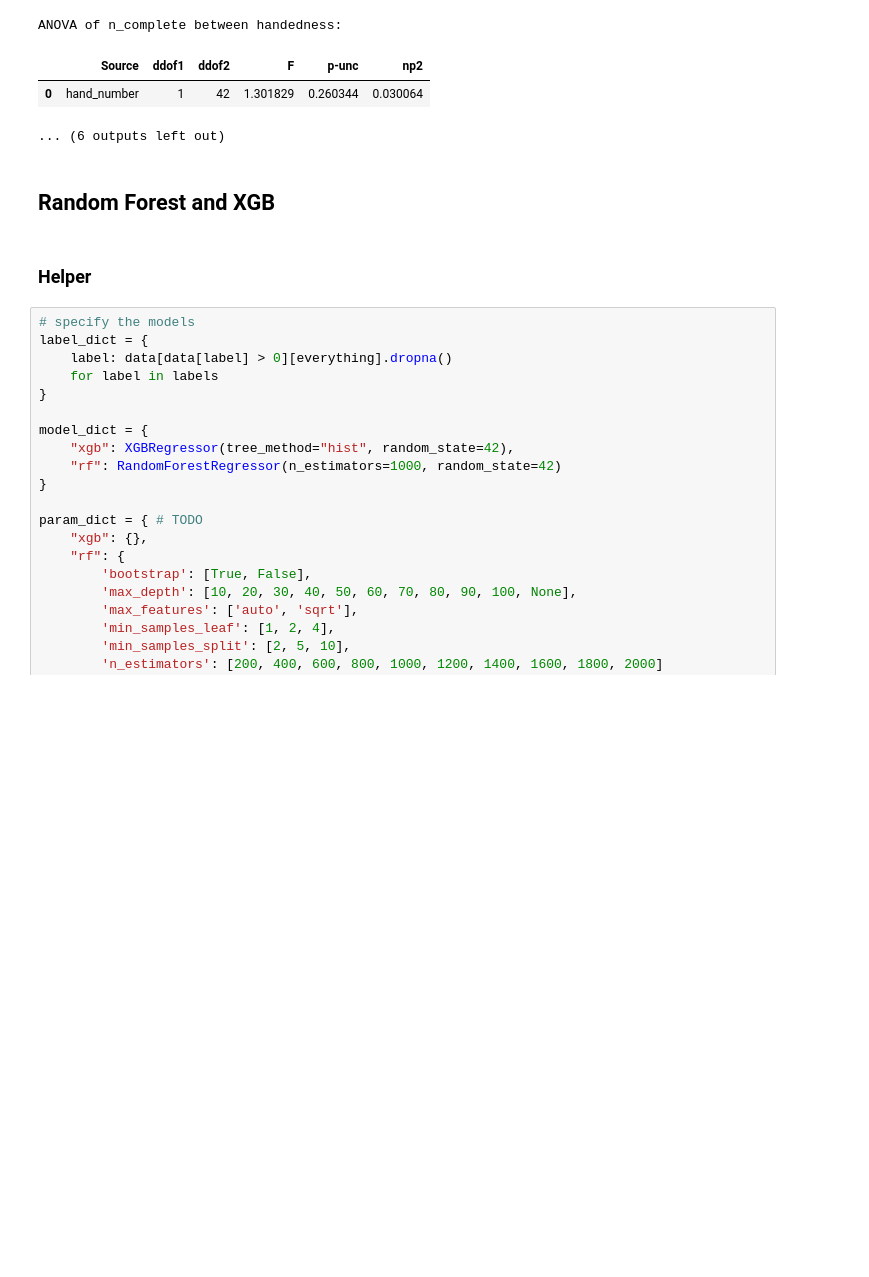
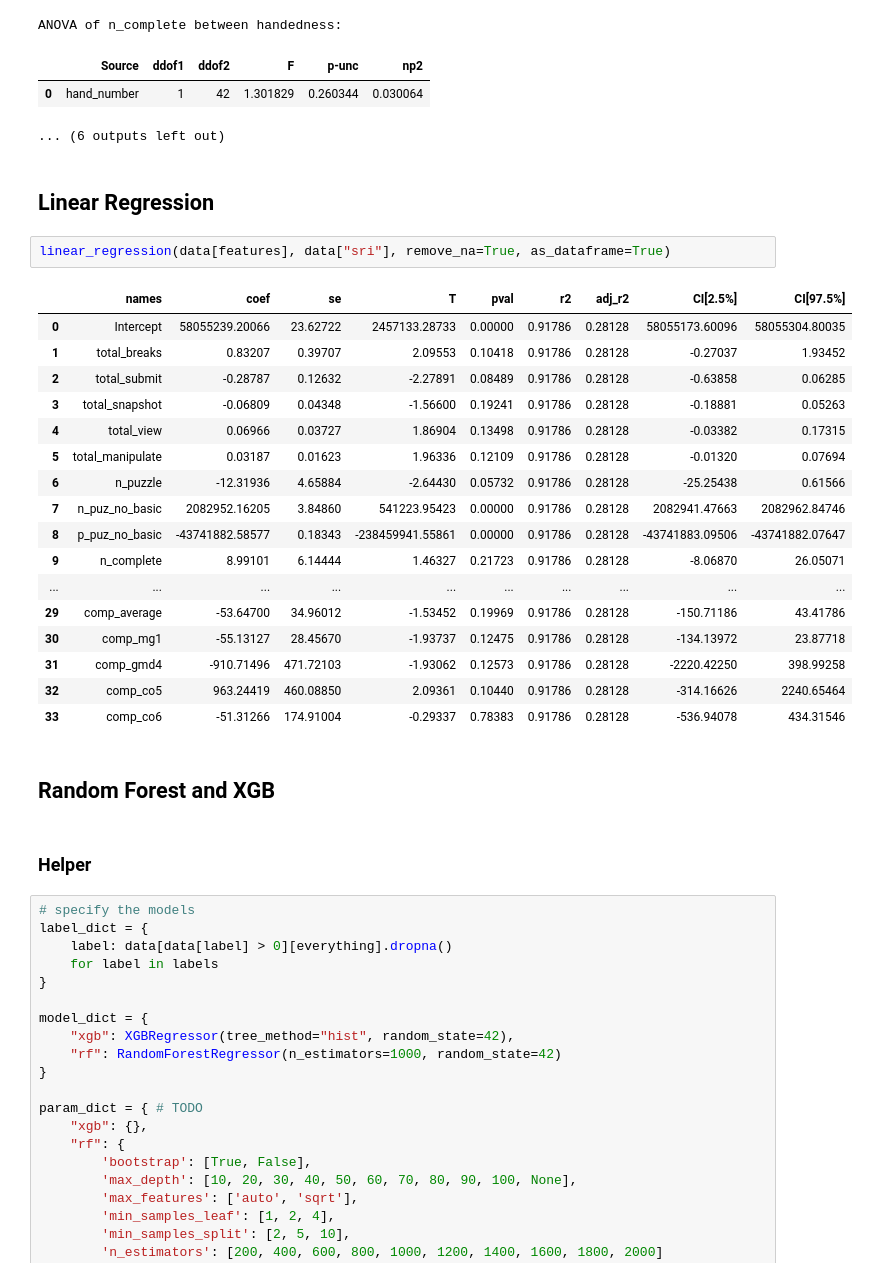
Before and after one commit to Complex-Play-Lab/ShadowspectRandomForest, a Jupyter notebook: main.ipynb, the cells around one changed output. Cells and saved outputs as stored; diff of their text form; blank space fills up the shorter version.

```diff
--- a/main.ipynb
+++ b/main.ipynb
@@ -295,6 +297,28 @@ ANOVA of n_complete between handedness:
 |  | Source | ddof1 | ddof2 | F | p-unc | np2 |
 | 0 | hand_number | 1 | 42 | 1.301829 | 0.260344 | 0.030064 |
 ... (6 outputs left out)
+# %% [markdown]
+## Linear Regression
+# %%
+linear_regression(data[features], data["sri"], remove_na=True, as_dataframe=True)
+# %% [output]
+|  | names | coef | se | T | pval | r2 | adj_r2 | CI[2.5%] | CI[97.5%] |
+| 0 | Intercept | 58055239.20066 | 23.62722 | 2457133.28733 | 0.00000 | 0.91786 | 0.28128 | 58055173.60096 | 58055304.80035 |
+| 1 | total_breaks | 0.83207 | 0.39707 | 2.09553 | 0.10418 | 0.91786 | 0.28128 | -0.27037 | 1.93452 |
+| 2 | total_submit | -0.28787 | 0.12632 | -2.27891 | 0.08489 | 0.91786 | 0.28128 | -0.63858 | 0.06285 |
+| 3 | total_snapshot | -0.06809 | 0.04348 | -1.56600 | 0.19241 | 0.91786 | 0.28128 | -0.18881 | 0.05263 |
+| 4 | total_view | 0.06966 | 0.03727 | 1.86904 | 0.13498 | 0.91786 | 0.28128 | -0.03382 | 0.17315 |
+| 5 | total_manipulate | 0.03187 | 0.01623 | 1.96336 | 0.12109 | 0.91786 | 0.28128 | -0.01320 | 0.07694 |
+| 6 | n_puzzle | -12.31936 | 4.65884 | -2.64430 | 0.05732 | 0.91786 | 0.28128 | -25.25438 | 0.61566 |
+| 7 | n_puz_no_basic | 2082952.16205 | 3.84860 | 541223.95423 | 0.00000 | 0.91786 | 0.28128 | 2082941.47663 | 2082962.84746 |
+| 8 | p_puz_no_basic | -43741882.58577 | 0.18343 | -238459941.55861 | 0.00000 | 0.91786 | 0.28128 | -43741883.09506 | -43741882.07647 |
+| 9 | n_complete | 8.99101 | 6.14444 | 1.46327 | 0.21723 | 0.91786 | 0.28128 | -8.06870 | 26.05071 |
+| ... | ... | ... | ... | ... | ... | ... | ... | ... | ... |
+| 29 | comp_average | -53.64700 | 34.96012 | -1.53452 | 0.19969 | 0.91786 | 0.28128 | -150.71186 | 43.41786 |
+| 30 | comp_mg1 | -55.13127 | 28.45670 | -1.93737 | 0.12475 | 0.91786 | 0.28128 | -134.13972 | 23.87718 |
+| 31 | comp_gmd4 | -910.71496 | 471.72103 | -1.93062 | 0.12573 | 0.91786 | 0.28128 | -2220.42250 | 398.99258 |
+| 32 | comp_co5 | 963.24419 | 460.08850 | 2.09361 | 0.10440 | 0.91786 | 0.28128 | -314.16626 | 2240.65464 |
+| 33 | comp_co6 | -51.31266 | 174.91004 | -0.29337 | 0.78383 | 0.91786 | 0.28128 | -536.94078 | 434.31546 |
 # %% [markdown]
 ## Random Forest and XGB
 # %% [markdown]
```
Also changed, not shown: parts of 7 cells of this notebook, 2 other files.
